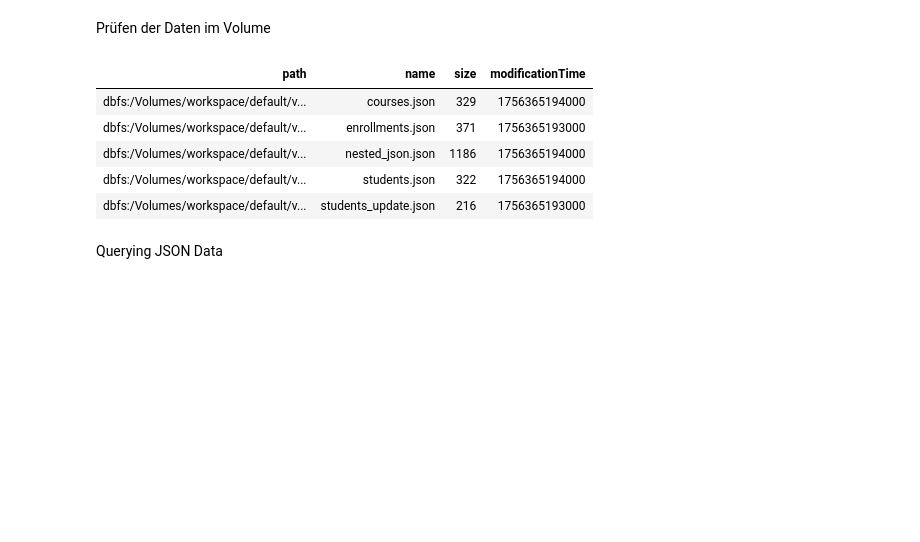
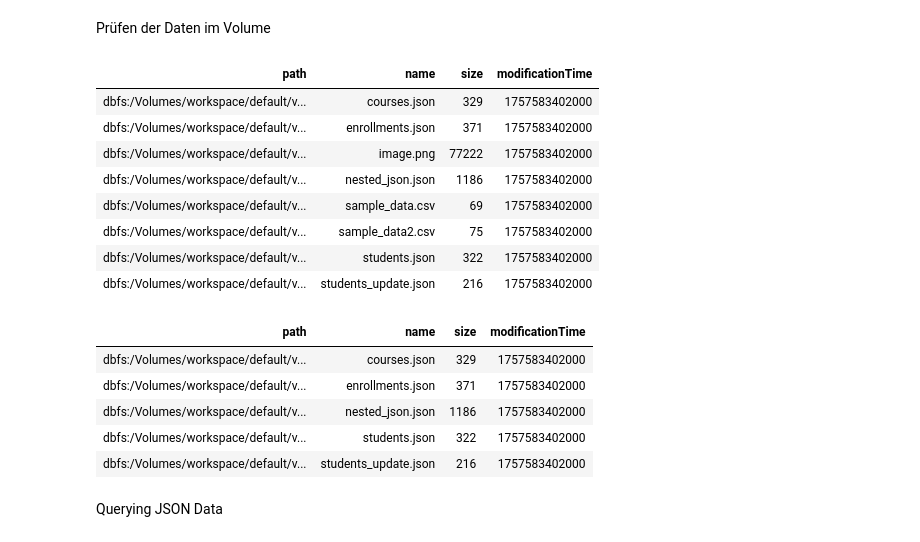
Before and after one commit to philippechr/databricks_lab, a Jupyter notebook: 41_querying_data.ipynb, the cells around one changed output. Drawn from its saved outputs; the diff is of its cells as text; code cells hidden in the pictures; blank space fills up the shorter version.

```diff
--- a/41_querying_data.ipynb
+++ b/41_querying_data.ipynb
@@ -7,18 +7,28 @@ Prüfen der Daten im Volume
 # %%
 %python
 dataset_school = "/Volumes/workspace/default/volume"
 
 all_files = dbutils.fs.ls(dataset_school)
 json_files = [f for f in all_files if f.name.endswith(".json")]
 
+display(all_files)
 display(json_files)
 # %% [output]
 | path | name | size | modificationTime |
-| dbfs:/Volumes/workspace/default/v... | courses.json | 329 | 1756365194000 |
-| dbfs:/Volumes/workspace/default/v... | enrollments.json | 371 | 1756365193000 |
-| dbfs:/Volumes/workspace/default/v... | nested_json.json | 1186 | 1756365194000 |
-| dbfs:/Volumes/workspace/default/v... | students.json | 322 | 1756365194000 |
-| dbfs:/Volumes/workspace/default/v... | students_update.json | 216 | 1756365193000 |
+| dbfs:/Volumes/workspace/default/v... | courses.json | 329 | 1757583402000 |
+| dbfs:/Volumes/workspace/default/v... | enrollments.json | 371 | 1757583402000 |
+| dbfs:/Volumes/workspace/default/v... | image.png | 77222 | 1757583402000 |
+| dbfs:/Volumes/workspace/default/v... | nested_json.json | 1186 | 1757583402000 |
+| dbfs:/Volumes/workspace/default/v... | sample_data.csv | 69 | 1757583402000 |
+| dbfs:/Volumes/workspace/default/v... | sample_data2.csv | 75 | 1757583402000 |
+| dbfs:/Volumes/workspace/default/v... | students.json | 322 | 1757583402000 |
+| dbfs:/Volumes/workspace/default/v... | students_update.json | 216 | 1757583402000 |
+| path | name | size | modificationTime |
+| dbfs:/Volumes/workspace/default/v... | courses.json | 329 | 1757583402000 |
+| dbfs:/Volumes/workspace/default/v... | enrollments.json | 371 | 1757583402000 |
+| dbfs:/Volumes/workspace/default/v... | nested_json.json | 1186 | 1757583402000 |
+| dbfs:/Volumes/workspace/default/v... | students.json | 322 | 1757583402000 |
+| dbfs:/Volumes/workspace/default/v... | students_update.json | 216 | 1757583402000 |
 # %% [markdown]
 Querying JSON Data
 # %%
```
Also changed, not shown: parts of 17 cells of this notebook.
